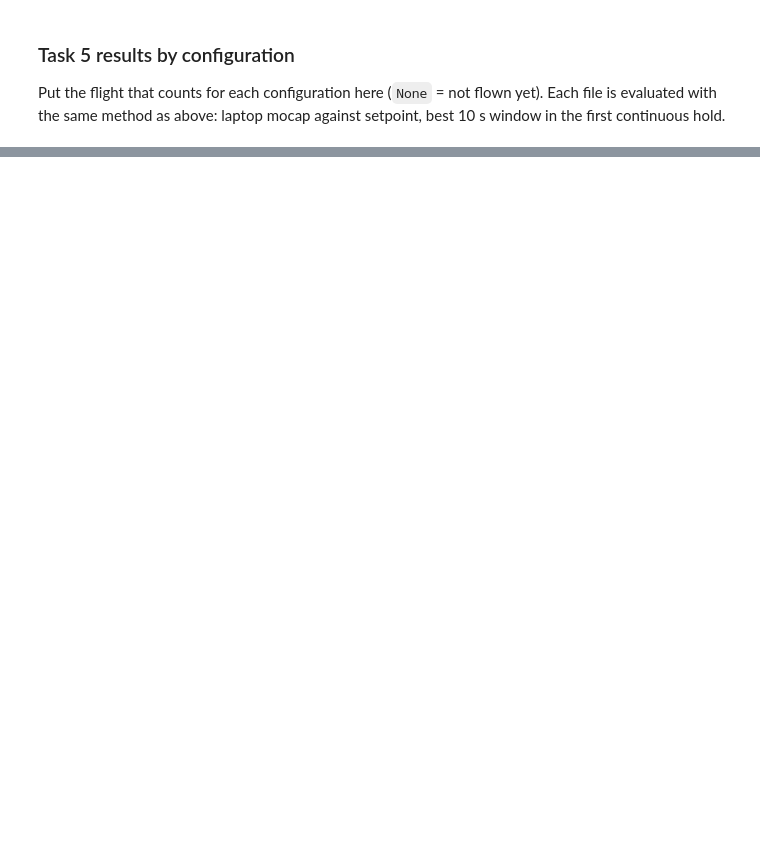
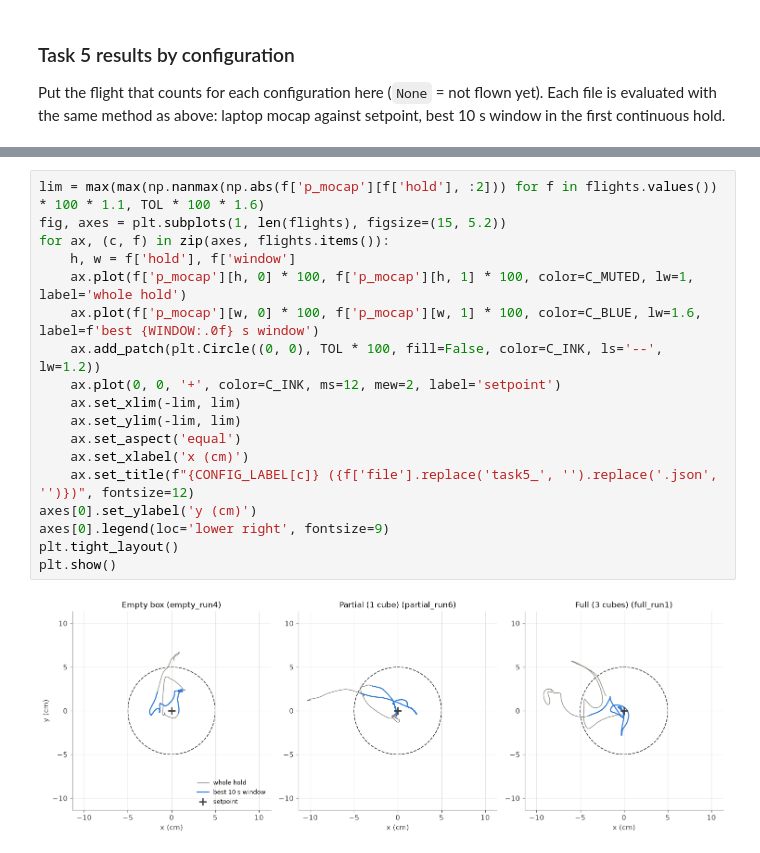
Before and after one commit to dssong2/crazyflie-client, a Jupyter notebook: project/milestone2_analysis.ipynb, the cells around one changed output, grey strips where cells are left out. Saved outputs shown, nothing was run; the diff lists cells and outputs as text; blank space fills up the shorter version.

```diff
--- a/project/milestone2_analysis.ipynb
+++ b/project/milestone2_analysis.ipynb
@@ -408,0 +477,20 @@ full          (not flown yet)
+# %%
+lim = max(max(np.nanmax(np.abs(f['p_mocap'][f['hold'], :2])) for f in flights.values()) * 100 * 1.1, TOL * 100 * 1.6)
+fig, axes = plt.subplots(1, len(flights), figsize=(15, 5.2))
+for ax, (c, f) in zip(axes, flights.items()):
+    h, w = f['hold'], f['window']
+    ax.plot(f['p_mocap'][h, 0] * 100, f['p_mocap'][h, 1] * 100, color=C_MUTED, lw=1, label='whole hold')
+    ax.plot(f['p_mocap'][w, 0] * 100, f['p_mocap'][w, 1] * 100, color=C_BLUE, lw=1.6, label=f'best {WINDOW:.0f} s window')
+    ax.add_patch(plt.Circle((0, 0), TOL * 100, fill=False, color=C_INK, ls='--', lw=1.2))
+    ax.plot(0, 0, '+', color=C_INK, ms=12, mew=2, label='setpoint')
+    ax.set_xlim(-lim, lim)
+    ax.set_ylim(-lim, lim)
+    ax.set_aspect('equal')
+    ax.set_xlabel('x (cm)')
+    ax.set_title(f"{CONFIG_LABEL[c]} ({f['file'].replace('task5_', '').replace('.json', '')})", fontsize=12)
+axes[0].set_ylabel('y (cm)')
+axes[0].legend(loc='lower right', fontsize=9)
+plt.tight_layout()
+plt.show()
+# %% [output]
+[figure, added]
```
Also changed, not shown: parts of 15 cells of this notebook, 6 other files.
